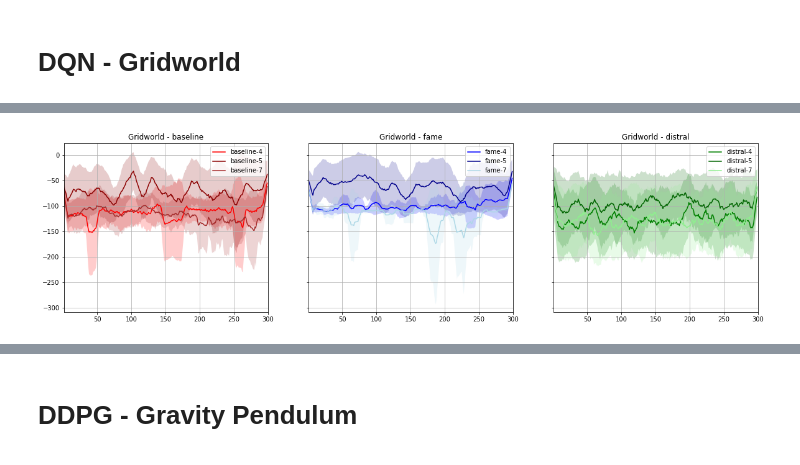
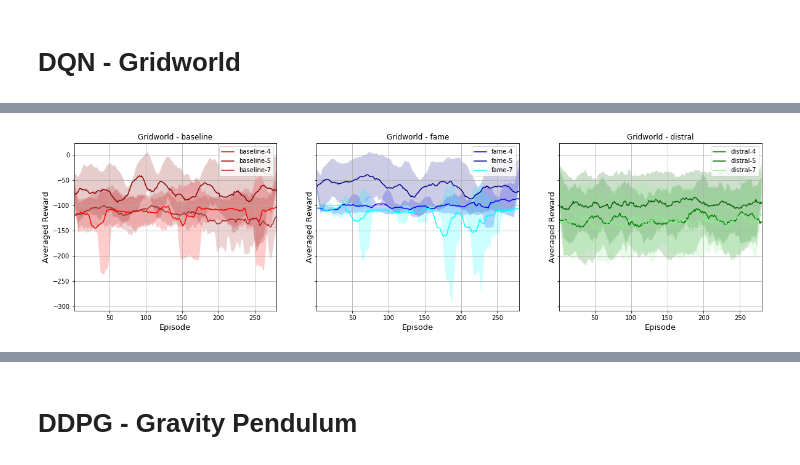
Before and after one commit to jlebensold/flrl-ddpg, a Jupyter notebook: notebooks/plots 2.ipynb, the cells around one changed output, grey strips where cells are left out. Drawn from its saved outputs; the diff is of its cells as text; code cells hidden in the pictures.

```diff
--- a/notebooks/plots 2.ipynb
+++ b/notebooks/plots 2.ipynb
@@ -35,10 +33,16 @@ for tag in results.keys():
 # %%
 
+env_params = ''
 for exp in client.get("jh-jl-rlfl/dqn-gridworldenv"):
     params = client.get_experiment_parameters(exp)
     metrics = client.get_experiment_metrics_raw(exp)
     tag = client.get_experiment_tags(exp)[0]
-    env_params = next(p for p in params if p['name'] == 'env_params')['valueMax']
+    if 'env_params' not in [p['name'] for p in params]:
+        continue
+    env = next(p for p in params if p['name'] == 'env_params')['valueMax']
+    if env != '[4,5,7]':
+        continue
+    env_params = env
 
     rewards = {}
     for ep_reward_key in reward_keys:
@@ -53,7 +57,3 @@ for exp in client.get("jh-jl-rlfl/dqn-gridworldenv"):
     for ep_reward_key in reward_keys:
         # now that we have all the episode rewards, copy them to the root results:
         results[tag][ep_reward_key].append(rewards[ep_reward_key])
-
-
-colors = [['red', 'darkred', 'brown'],['blue', 'darkblue', 'lightblue'], ['green', 'darkgreen', 'lightgreen']]
-env_params = [int(n) for n in env_params.replace("'",'').replace(']','').replace('[','').split(',')]
@@ -60,22 +62,25 @@ env_params = [int(n) for n in env_params.replace("'",'').replace(']','').replace
+# %%
+colors = [['red', 'darkred', 'brown'],['blue', 'darkblue', 'aqua'], ['green', 'darkgreen', 'lightgreen']]
+N=20
 # %%
 fig, axs = plt.subplots(1,3, figsize=(20,5), sharey=True)
-
 for color_idx, algorithm in enumerate(['baseline','fame','distral']):
     for idx, (key, result_set) in enumerate(results[algorithm].items()):
-        result_set = [s for s in result_set if len(s) > 290]
-        xs = np.arange(len(result_set[0]))
+        result_set = [s for s in result_set if len(s) == 300]
+        std = np.std(result_set, axis=0)
         ys_mean = np.mean(result_set, axis=0)
-        std = np.std(result_set, axis=0)
         upper = [ys_mean[idx] + std for idx,std in enumerate(std)]
         lower = [ys_mean[idx] - std for idx,std in enumerate(std)]
-        axs[color_idx].plot(xs, smooth(ys_mean,15), label=f'{algorithm}-{env_params[idx]}', color=colors[color_idx][idx])
-        axs[color_idx].fill_between(xs, smooth(upper,15), smooth(lower,15), where=upper>=lower,  facecolor=colors[color_idx][idx],  interpolate=True, alpha=0.2)
+        ys_mean = np.convolve(ys_mean, np.ones((N,))/N, mode='valid')
+        xs = np.arange(len(ys_mean))
+        axs[color_idx].plot(xs, ys_mean, label=f'{algorithm}-{env_params[idx]}', color=colors[color_idx][idx])
+        axs[color_idx].fill_between(xs, smooth(upper[:281],15), smooth(lower[:281],15), where=upper>=lower,  facecolor=colors[color_idx][idx],  interpolate=True, alpha=0.2)
         axs[color_idx].set_title(f"Gridworld - {algorithm}")
-#ax.set_xlabel("Gravity (Inverse Pendulum)", fontsize=13)
-#ax.set_ylabel("Trailing 5-Episode Average Reward (5K frames)", fontsize=13)
+        axs[color_idx].set_xlabel("Episode", fontsize=13)
+        axs[color_idx].set_ylabel("Averaged Reward", fontsize=13)
         axs[color_idx].grid()
         axs[color_idx].legend()
-        axs[color_idx].set_xlim(1,300)
+        axs[color_idx].set_xlim(1,280)
 plt.show()
 # %% [output]
-[figure, old version]
+[figure, new version]
```
Also changed, not shown: parts of 7 cells of this notebook, 24 other files.
